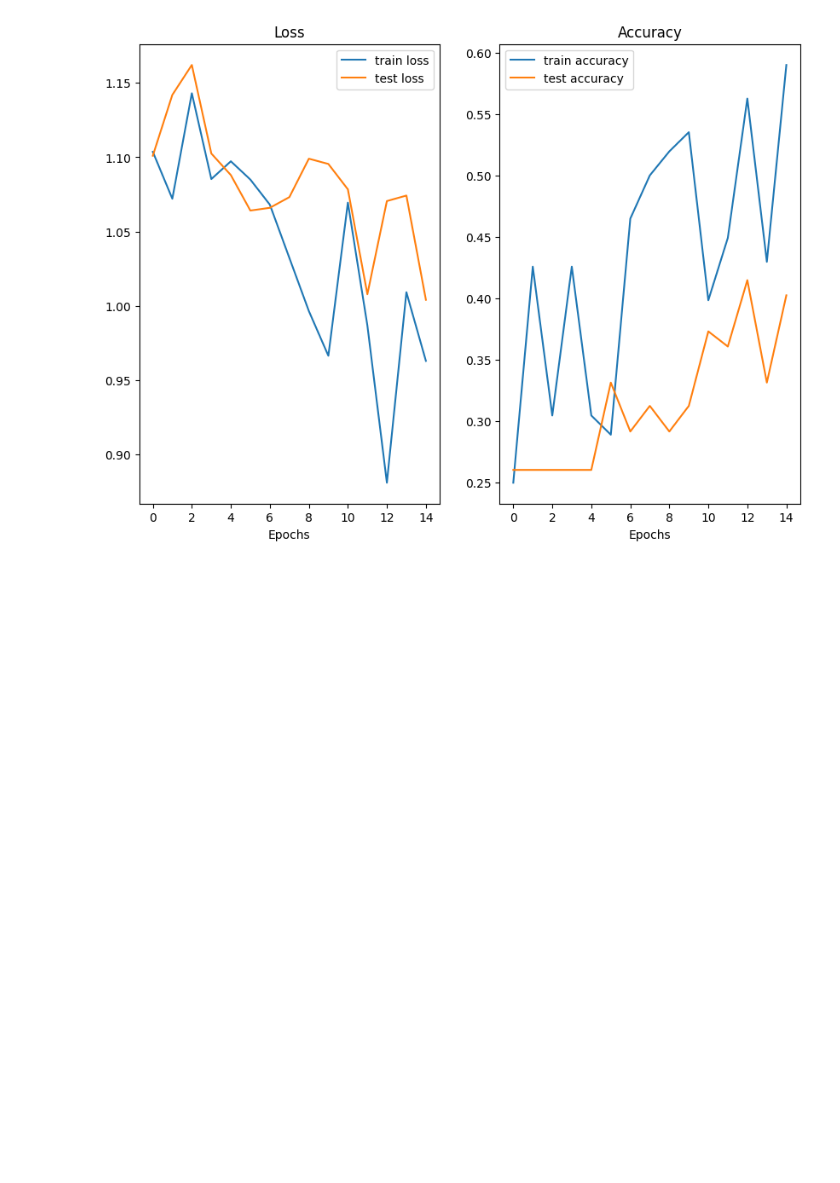
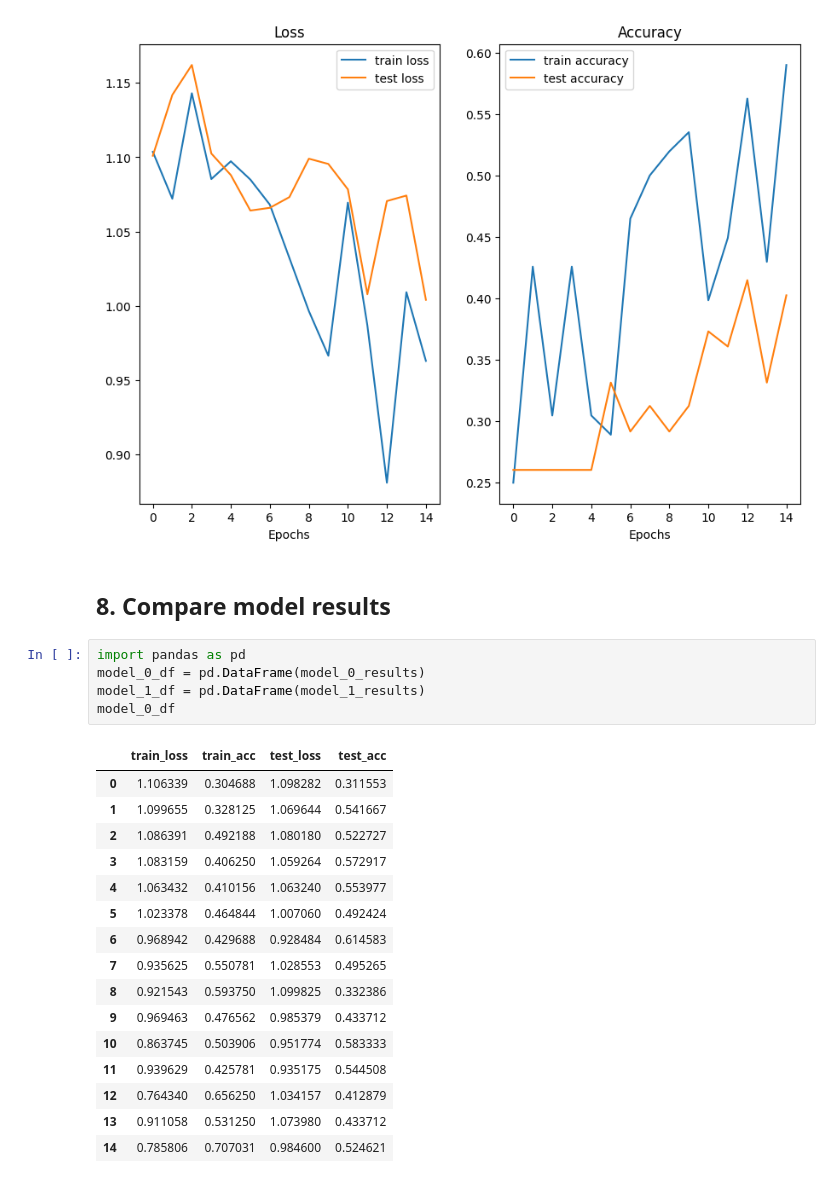
Before and after one commit to MahdiAmrollahi/pytorch-ZTM, a Jupyter notebook: 04_pytorch_custom_dataset.ipynb, the cells around one changed output. Cells and saved outputs as stored; diff of their text form; blank space fills up the shorter version.

```diff
--- a/04_pytorch_custom_dataset.ipynb
+++ b/04_pytorch_custom_dataset.ipynb
@@ -869,3 +869,27 @@ Epoch: 11 | Train loss: 0.9867 | Train acc: 0.4492 | Test loss: 1.0077 | Test ac
 plot_loss_curves(model_1_results)
 # %% [output]
 [figure]
+# %% [markdown]
+## 8. Compare model results
+# %%
+import pandas as pd
+model_0_df = pd.DataFrame(model_0_results)
+model_1_df = pd.DataFrame(model_1_results)
+model_0_df
+# %% [output]
+|  | train_loss | train_acc | test_loss | test_acc |
+| 0 | 1.106339 | 0.304688 | 1.098282 | 0.311553 |
+| 1 | 1.099655 | 0.328125 | 1.069644 | 0.541667 |
+| 2 | 1.086391 | 0.492188 | 1.080180 | 0.522727 |
+| 3 | 1.083159 | 0.406250 | 1.059264 | 0.572917 |
+| 4 | 1.063432 | 0.410156 | 1.063240 | 0.553977 |
+| 5 | 1.023378 | 0.464844 | 1.007060 | 0.492424 |
+| 6 | 0.968942 | 0.429688 | 0.928484 | 0.614583 |
+| 7 | 0.935625 | 0.550781 | 1.028553 | 0.495265 |
+| 8 | 0.921543 | 0.593750 | 1.099825 | 0.332386 |
+| 9 | 0.969463 | 0.476562 | 0.985379 | 0.433712 |
+| 10 | 0.863745 | 0.503906 | 0.951774 | 0.583333 |
+| 11 | 0.939629 | 0.425781 | 0.935175 | 0.544508 |
+| 12 | 0.764340 | 0.656250 | 1.034157 | 0.412879 |
+| 13 | 0.911058 | 0.531250 | 1.073980 | 0.433712 |
+| 14 | 0.785806 | 0.707031 | 0.984600 | 0.524621 |
```
Also changed, not shown: parts of 1 cell of this notebook.
